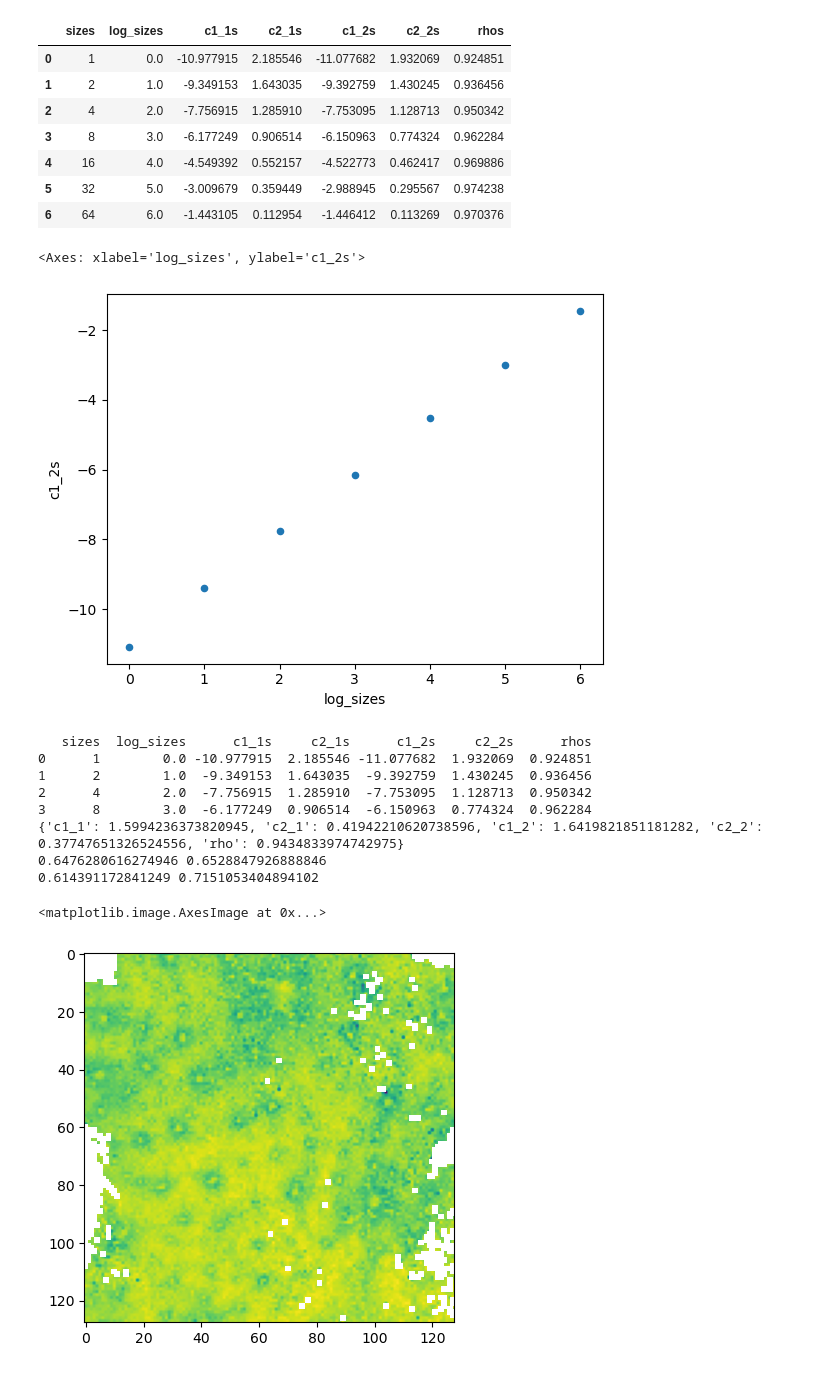
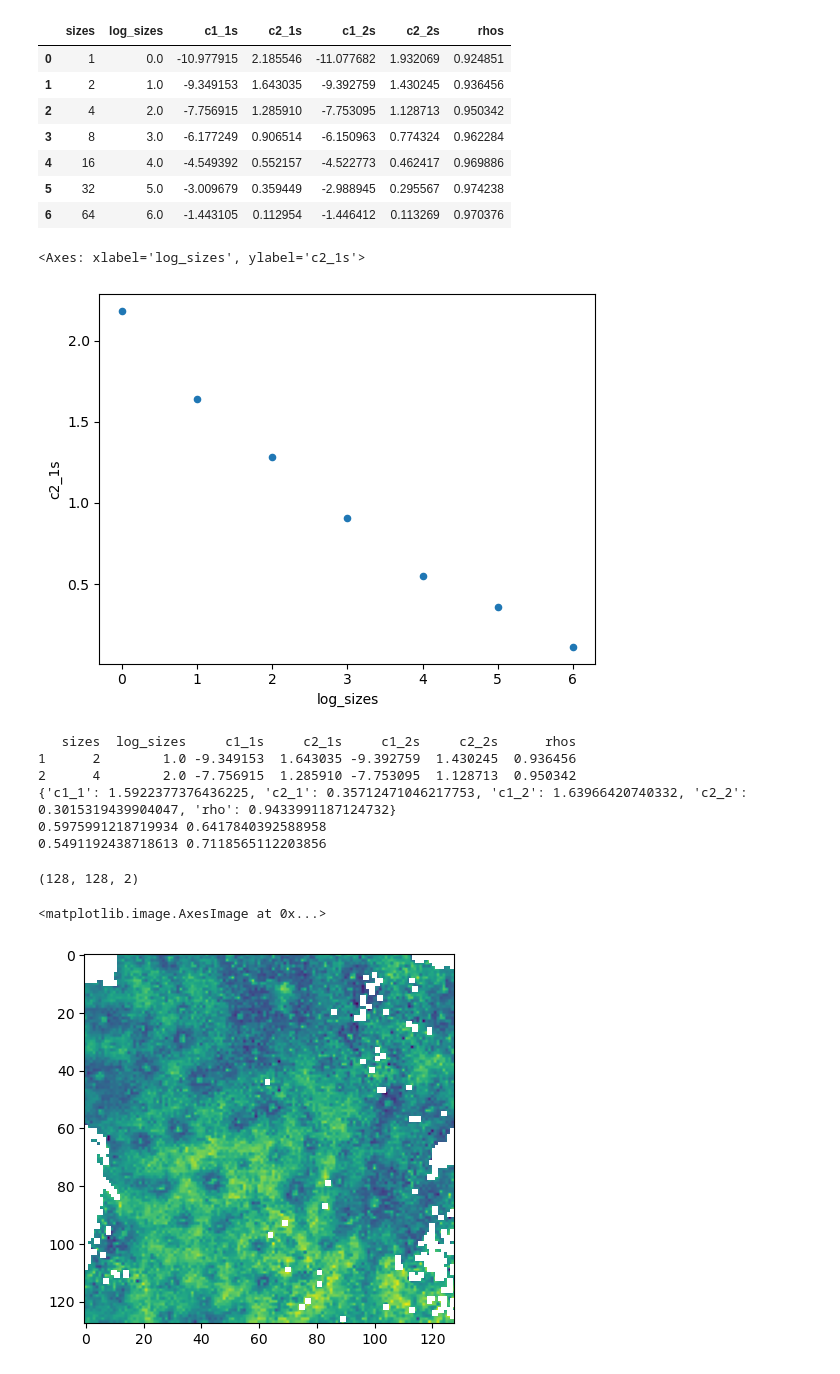
Before and after one commit to fsemecurbe/MMTMSS, a Jupyter notebook: 2-Estimation of multifractal parameters.ipynb, the cells around one changed output. Cells and saved outputs as stored; diff of their text form; code cells hidden in the pictures.

```diff
--- a/2-Estimation of multifractal parameters.ipynb
+++ b/2-Estimation of multifractal parameters.ipynb
@@ -199,12 +247,12 @@ scale_index
 | 5 | 32 | 5.0 | -3.009679 | 0.359449 | -2.988945 | 0.295567 | 0.974238 |
 | 6 | 64 | 6.0 | -1.443105 | 0.112954 | -1.446412 | 0.113269 | 0.970376 |
 # %%
-scale_index.plot.scatter('log_sizes', 'c1_2s')
+scale_index.plot.scatter('log_sizes', 'c2_1s')
 # %% [output]
-<Axes: xlabel='log_sizes', ylabel='c1_2s'>
+<Axes: xlabel='log_sizes', ylabel='c2_1s'>
-[figure, old version]
+[figure, new version]
 # %%
-df = scale_index.iloc[0:4]
+df = scale_index.iloc[1:3]
 print(df)
 paris_feature = multifractale_estimation(df)
 print(paris_feature)
@@ -212,23 +260,23 @@ print(paris_feature)
 print(paris_feature['c2_1']**.5, ((paris_feature['c1_1'] - 2*np.log(2))*2)**.5)
 print(paris_feature['c2_2']**.5, ((paris_feature['c1_2'] - 2*np.log(2))*2)**.5)
 # %% [output]
-   sizes  log_sizes      c1_1s     c2_1s      c1_2s     c2_2s      rhos
-0      1        0.0 -10.977915  2.185546 -11.077682  1.932069  0.924851
-1      2        1.0  -9.349153  1.643035  -9.392759  1.430245  0.936456
-2      4        2.0  -7.756915  1.285910  -7.753095  1.128713  0.950342
-3      8        3.0  -6.177249  0.906514  -6.150963  0.774324  0.962284
-{'c1_1': 1.5994236373820945, 'c2_1': 0.41942210620738596, 'c1_2': 1.6419821851181282, 'c2_2': 0.37747651326524556, 'rho': 0.9434833974742975}
-0.6476280616274946 0.6528847926888846
-0.614391172841249 0.7151053404894102
+   sizes  log_sizes     c1_1s     c2_1s     c1_2s     c2_2s      rhos
+1      2        1.0 -9.349153  1.643035 -9.392759  1.430245  0.936456
+2      4        2.0 -7.756915  1.285910 -7.753095  1.128713  0.950342
+{'c1_1': 1.5922377376436225, 'c2_1': 0.35712471046217753, 'c1_2': 1.63966420740332, 'c2_2': 0.3015319439904047, 'rho': 0.9433991187124732}
+0.5975991218719934 0.6417840392588958
+0.5491192438718613 0.7118565112203856
 # %%
 toto = paris.copy()
 # %%
-toto[toto==0]=0.001
+toto.shape
+# %% [output]
+(128, 128, 2)
 # %%
-plt.imshow(np.log(toto[:,:,1]/(toto[:,:,1]+toto[:,:,0]) ))
+plt.imshow(toto[:,:,1]/(toto[:,:,1]+toto[:,:,0]) )
 # %% [output]
 <matplotlib.image.AxesImage at 0x...>
-[figure, old version]
+[figure, new version]
 # %%
 import matplotlib.colors as mcolors
 toto = data[:,:,[0,7]]
```
Also changed, not shown: parts of 20 cells of this notebook, 4 other files.
